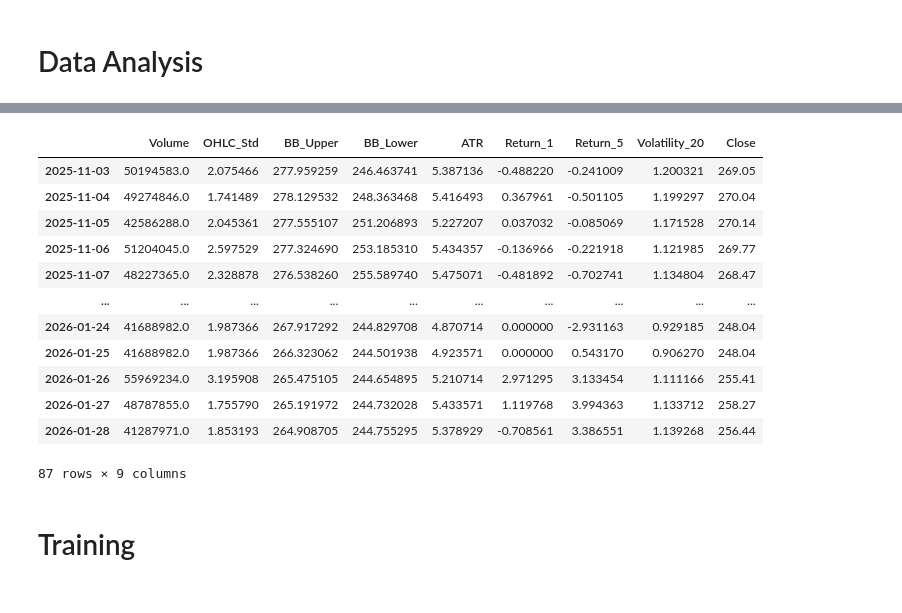
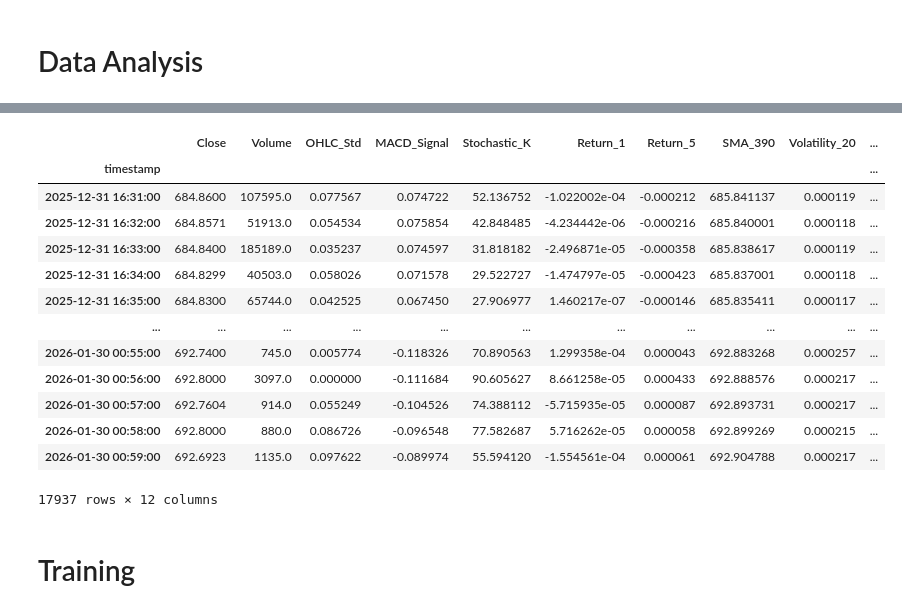
Before and after one commit to batzdom11/trading_brains, a Jupyter notebook: trading.ipynb, the cells around one changed output, grey strips where cells are left out. Drawn from its saved outputs; the diff is of its cells as text; code cells hidden in the pictures.

```diff
--- a/trading.ipynb
+++ b/trading.ipynb
@@ -1,3 +1,7 @@
 # %% [markdown]
 ### POC ML for Futures Trading
+# %%
+import os
+os.environ['POLYGON_API_KEY'] = 'IYHqABfrpYN6yfa7bFS9LLNxwJzpn0YE'
+api_key = os.environ.get('POLYGON_API_KEY')
 # %%
@@ -550,29 +385,22 @@ Return_1           1
 # %%
-# ============================================================================
+# =============================================================================
 # CORRELATION ANALYSIS
-# ============================================================================
-import matplotlib.pyplot as plt
-import seaborn as sns
+# =============================================================================
 
 print("=" * 60)
 print("CORRELATION ANALYSIS")
 print("=" * 60)
 
-# Select numeric columns for correlation (exclude Volume for cleaner viz)
-feature_cols = [col for col in df_clean.columns if col not in ['Volume']]
+# Correlation with Close price
+print("\n🎯 Correlation with Close price:")
+corr_close = df.corr()['Close'].sort_values(ascending=False)
+print(corr_close.round(3))
 
-# Calculate correlation matrix
-corr_matrix = df_clean[feature_cols].corr()
-
-# Display correlation with Close price (our target for prediction)
-print("\n🎯 Correlation with Close price:")
-close_corr = corr_matrix['Close'].sort_values(ascending=False)
-print(close_corr.round(3))
-
-# Display correlation with Return_1 (often used as target for prediction)
-print("\n🎯 Correlation with 1-day Return:")
-return_corr = corr_matrix['Return_1'].sort_values(ascending=False)
-print(return_corr.round(3))
+# Correlation with 1-bar Return
+if 'Return_1' in df.columns:
+    print("\n🎯 Correlation with 1-bar Return:")
+    corr_return = df.corr()['Return_1'].sort_values(ascending=False)
+    print(corr_return.round(3))
 # %% [output]
 ============================================================
 CORRELATION ANALYSIS
@@ -765,19 +573,21 @@ FINAL REDUCED DATASET (first 10 rows)
 # %%
-df_reduced
+# Display final dataframe
+df
 # %% [output]
-|  | Volume | OHLC_Std | BB_Upper | BB_Lower | ATR | Return_1 | Return_5 | Volatility_20 | Close |
-| 2025-11-03 | 50194583.0 | 2.075466 | 277.959259 | 246.463741 | 5.387136 | -0.488220 | -0.241009 | 1.200321 | 269.05 |
-| 2025-11-04 | 49274846.0 | 1.741489 | 278.129532 | 248.363468 | 5.416493 | 0.367961 | -0.501105 | 1.199297 | 270.04 |
-| 2025-11-05 | 42586288.0 | 2.045361 | 277.555107 | 251.206893 | 5.227207 | 0.037032 | -0.085069 | 1.171528 | 270.14 |
-| 2025-11-06 | 51204045.0 | 2.597529 | 277.324690 | 253.185310 | 5.434357 | -0.136966 | -0.221918 | 1.121985 | 269.77 |
-| 2025-11-07 | 48227365.0 | 2.328878 | 276.538260 | 255.589740 | 5.475071 | -0.481892 | -0.702741 | 1.134804 | 268.47 |
-| ... | ... | ... | ... | ... | ... | ... | ... | ... | ... |
-| 2026-01-24 | 41688982.0 | 1.987366 | 267.917292 | 244.829708 | 4.870714 | 0.000000 | -2.931163 | 0.929185 | 248.04 |
-| 2026-01-25 | 41688982.0 | 1.987366 | 266.323062 | 244.501938 | 4.923571 | 0.000000 | 0.543170 | 0.906270 | 248.04 |
-| 2026-01-26 | 55969234.0 | 3.195908 | 265.475105 | 244.654895 | 5.210714 | 2.971295 | 3.133454 | 1.111166 | 255.41 |
-| 2026-01-27 | 48787855.0 | 1.755790 | 265.191972 | 244.732028 | 5.433571 | 1.119768 | 3.994363 | 1.133712 | 258.27 |
-| 2026-01-28 | 41287971.0 | 1.853193 | 264.908705 | 244.755295 | 5.378929 | -0.708561 | 3.386551 | 1.139268 | 256.44 |
+|  | Close | Volume | OHLC_Std | MACD_Signal | Stochastic_K | Return_1 | Return_5 | SMA_390 | Volatility_20 | ... |
+| timestamp |  |  |  |  |  |  |  |  |  | ... |
+| 2025-12-31 16:31:00 | 684.8600 | 107595.0 | 0.077567 | 0.074722 | 52.136752 | -1.022002e-04 | -0.000212 | 685.841137 | 0.000119 | ... |
+| 2025-12-31 16:32:00 | 684.8571 | 51913.0 | 0.054534 | 0.075854 | 42.848485 | -4.234442e-06 | -0.000216 | 685.840001 | 0.000118 | ... |
+| 2025-12-31 16:33:00 | 684.8400 | 185189.0 | 0.035237 | 0.074597 | 31.818182 | -2.496871e-05 | -0.000358 | 685.838617 | 0.000119 | ... |
+| 2025-12-31 16:34:00 | 684.8299 | 40503.0 | 0.058026 | 0.071578 | 29.522727 | -1.474797e-05 | -0.000423 | 685.837001 | 0.000118 | ... |
+| 2025-12-31 16:35:00 | 684.8300 | 65744.0 | 0.042525 | 0.067450 | 27.906977 | 1.460217e-07 | -0.000146 | 685.835411 | 0.000117 | ... |
+| ... | ... | ... | ... | ... | ... | ... | ... | ... | ... | ... |
+| 2026-01-30 00:55:00 | 692.7400 | 745.0 | 0.005774 | -0.118326 | 70.890563 | 1.299358e-04 | 0.000043 | 692.883268 | 0.000257 | ... |
+| 2026-01-30 00:56:00 | 692.8000 | 3097.0 | 0.000000 | -0.111684 | 90.605627 | 8.661258e-05 | 0.000433 | 692.888576 | 0.000217 | ... |
+| 2026-01-30 00:57:00 | 692.7604 | 914.0 | 0.055249 | -0.104526 | 74.388112 | -5.715935e-05 | 0.000087 | 692.893731 | 0.000217 | ... |
+| 2026-01-30 00:58:00 | 692.8000 | 880.0 | 0.086726 | -0.096548 | 77.582687 | 5.716262e-05 | 0.000058 | 692.899269 | 0.000215 | ... |
+| 2026-01-30 00:59:00 | 692.6923 | 1135.0 | 0.097622 | -0.089974 | 55.594120 | -1.554561e-04 | 0.000061 | 692.904788 | 0.000217 | ... |
-87 rows × 9 columns
+17937 rows × 12 columns
 # %% [markdown]
 # Training
 # %%
```
Also changed, not shown: parts of 20 cells of this notebook, 1 other file.
